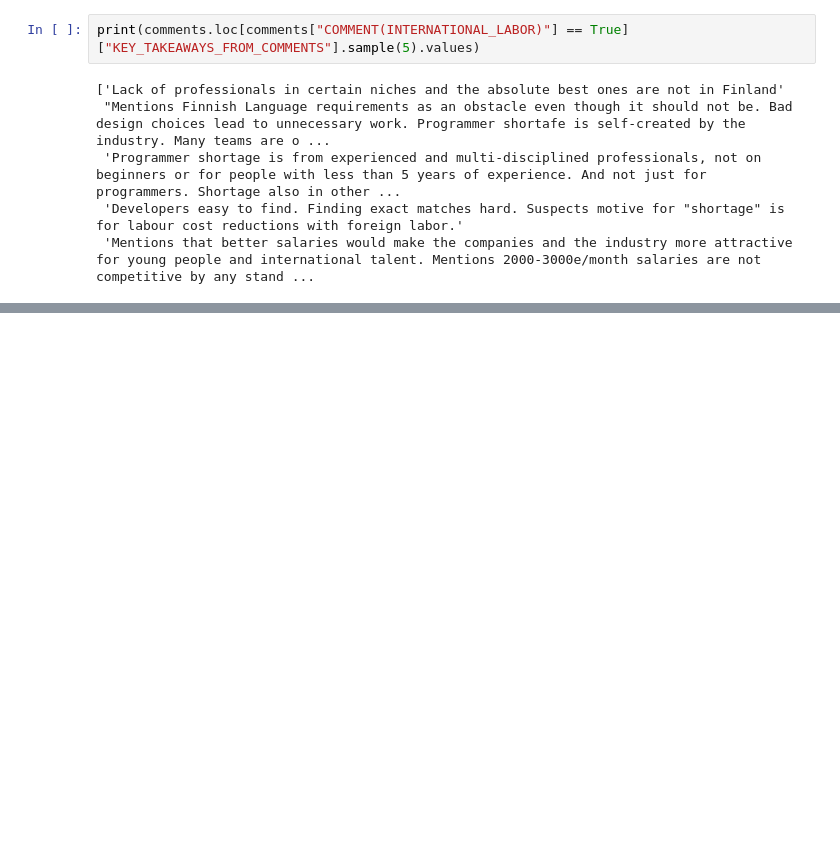
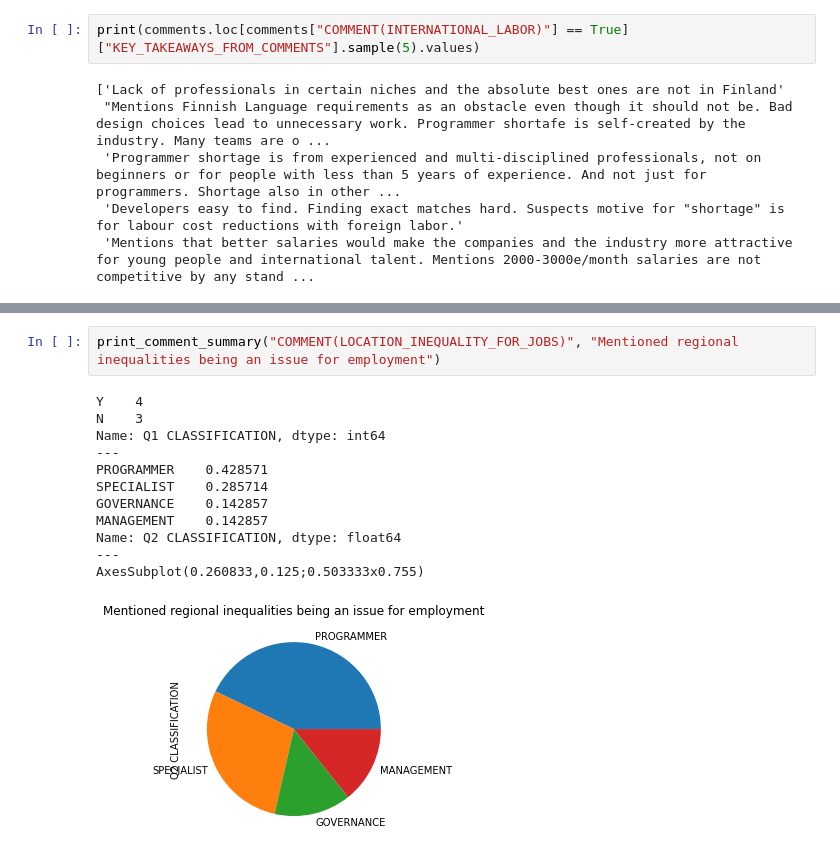
Before and after one commit to Eeko/koodaripula.com, a Jupyter notebook: datasets/3-comment_analysis-2.ipynb, the cells around one changed output, grey strips where cells are left out. Saved outputs shown, nothing was run; the diff lists cells and outputs as text; blank space fills up the shorter version.

```diff
--- a/datasets/3-comment_analysis-2.ipynb
+++ b/datasets/3-comment_analysis-2.ipynb
@@ -86,0 +110,15 @@ print(comments.loc[comments["COMMENT(INTERNATIONAL_LABOR)"] == True]["KEY_TAKEAW
+# %%
+print_comment_summary("COMMENT(LOCATION_INEQUALITY_FOR_JOBS)", "Mentioned regional inequalities being an issue for employment")
+# %% [output]
+Y    4
+N    3
+Name: Q1 CLASSIFICATION, dtype: int64
+---
+PROGRAMMER    0.428571
+SPECIALIST    0.285714
+GOVERNANCE    0.142857
+MANAGEMENT    0.142857
+Name: Q2 CLASSIFICATION, dtype: float64
+---
+AxesSubplot(0.260833,0.125;0.503333x0.755)
+[figure, added]
```
Also changed, not shown: parts of 15 cells of this notebook, 2 other files.
